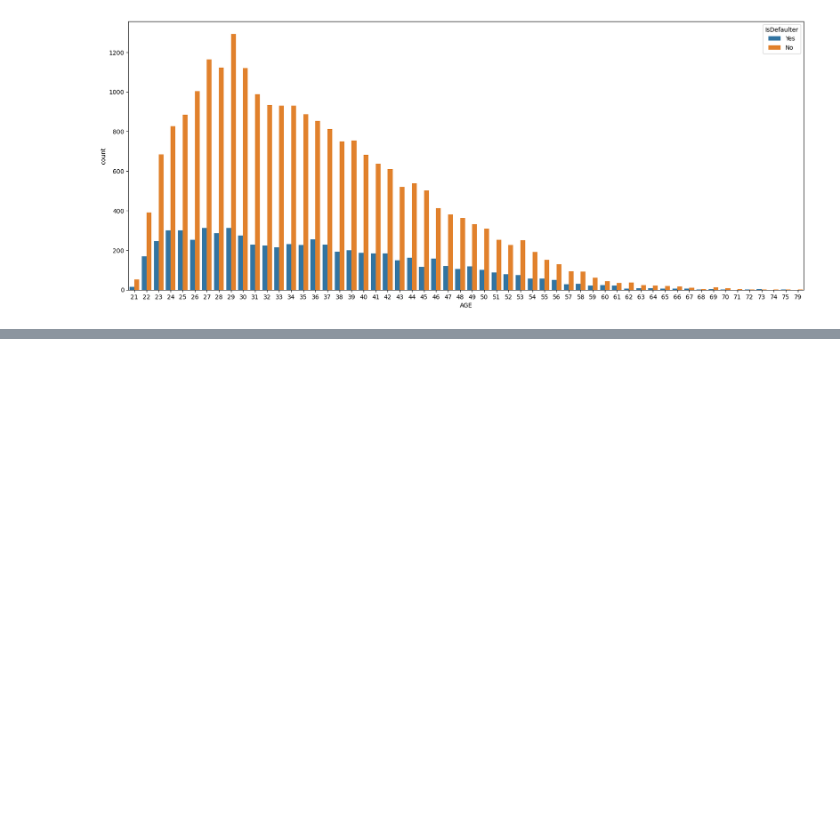
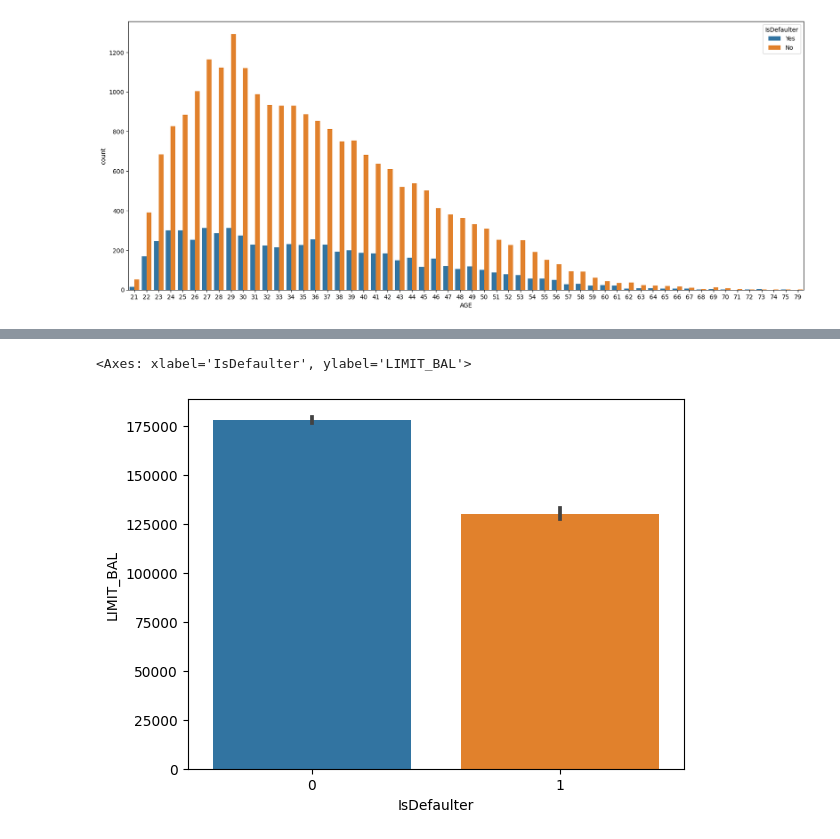
Before and after one commit to shaad4224/credit_card_default_prediction, a Jupyter notebook: Copy_of_credit_card_default_prediction.ipynb, the cells around one changed output, grey strips where cells are left out. Saved outputs shown, nothing was run; the diff lists cells and outputs as text; code cells hidden in the pictures; blank space fills up the shorter version.

Commit message:
added some visualization

```diff
--- a/Copy_of_credit_card_default_prediction.ipynb
+++ b/Copy_of_credit_card_default_prediction.ipynb
@@ -258,8 +231,3 @@ sns.countplot(x = 'AGE', hue = 'IsDefaulter', data = df)
 # %% [output]
 <Axes: xlabel='AGE', ylabel='count'>
 [figure]
-# %%
-#label encoding
-encoders_nums = {"SEX":{"Female":0,"Male":1}, "IsDefaulter":{"Yes":1, "No":0}}
-
-df = df.replace(encoders_nums)
@@ -287,0 +254,5 @@ y.shape
+# %%
+sns.barplot(x='IsDefaulter', y='LIMIT_BAL', data=df)
+# %% [output]
+<Axes: xlabel='IsDefaulter', ylabel='LIMIT_BAL'>
+[figure, added]
```
Also changed, not shown: parts of 15 cells of this notebook.
